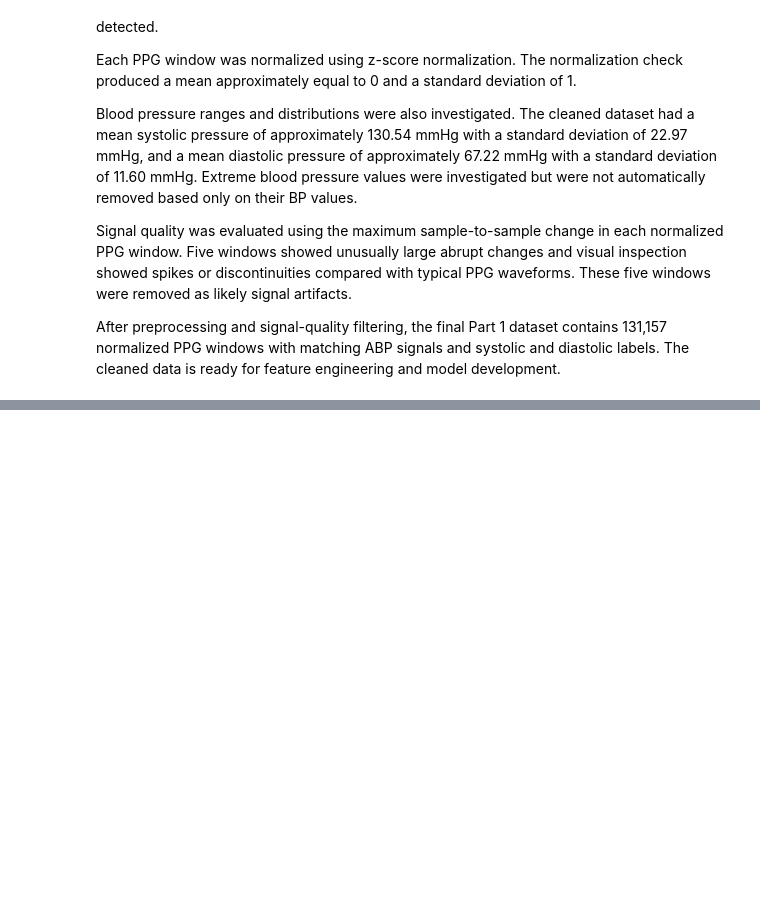
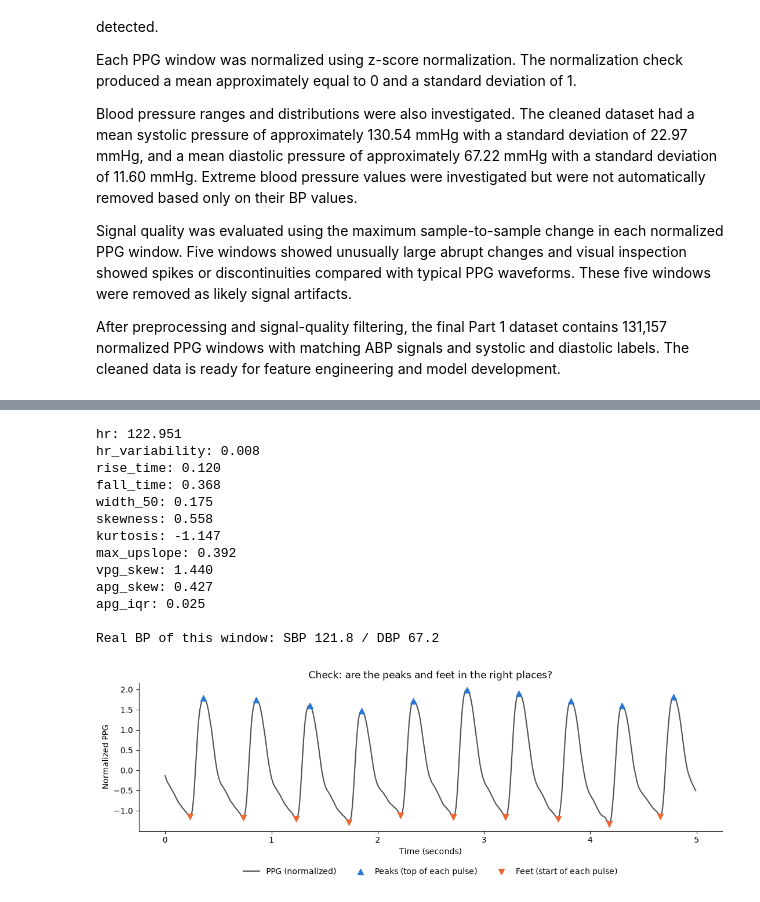
Before and after one commit to Break-Through-Tech/Microsoft-1B-educational-blood-pressure-estimation, a Jupyter notebook: notebooks/Main_Code.ipynb, the cells around one changed output, grey strips where cells are left out. Saved outputs shown, nothing was run; the diff lists cells and outputs as text; code cells hidden in the pictures; blank space fills up the shorter version.

Commit message:
Feature Engineering and Selection with saved features (catered towards KNN model)

```diff
--- a/notebooks/Main_Code.ipynb
+++ b/notebooks/Main_Code.ipynb
@@ -763,10 +763,12 @@ def cleanDataset(partNum, part):
     print("First PPG window standard deviation:", np.std(clean_ppg_windows[0]))
     return clean_ppg_windows, clean_abp_windows, clean_systolic_labels, clean_diastolic_labels
 # %%
-cleanDataset(1, part1)
-cleanDataset(2, part2)
-cleanDataset(3, part3)
-cleanDataset(4, part4)
+# use variables to save the cleaned results/datasets (windows + labels). Before, cleanDataset's output wasn't saved anywhere, so it was lost.
+
+part1 = cleanDataset(1, part1)
+part2 = cleanDataset(2, part2)
+part3 = cleanDataset(3, part3)
+part4 = cleanDataset(4, part4)
 # %% [output]
 ============================================================
 Part 1 Final Cleaned Dataset
@@ -818,0 +905,43 @@ After preprocessing and signal-quality filtering, the final Part 1 dataset conta
+# %%
+# ---- Test extract_features on the first window of Part 1 ----
+# part1 holds 4 things in this order: (PPG windows, ABP windows, systolic labels, diastolic labels)
+ppg_windows_1 = part1[0] # get PPG windows array/list
+ppg_window = ppg_windows_1[0] # get the very first 5-second PPG window from PPG windows list
+
+features = extract_features(ppg_window)
+for name, value in features.items():
+    print(f"{name}: {value:.3f}")
+print(f"\nReal BP of this window: SBP {part1[2][0]:.1f} / DBP {part1[3][0]:.1f}")
+
+# Plot window and mark where find_peaks put the peaks and feet (same settings as inside the function)
+peaks, _ = find_peaks(ppg_window, distance=40, prominence=0.3)
+feet, _ = find_peaks(-ppg_window, distance=40, prominence=0.3)
+time_s = np.arange(len(ppg_window)) / FS # sample number -> seconds
+
+fig, ax = plt.subplots(figsize=(11, 4))
+ax.plot(time_s, ppg_window, color="#52514e", linewidth=1.5, label="PPG (normalized)")
+ax.scatter(time_s[peaks], ppg_window[peaks], color="#2a78d6", marker="^", s=50, zorder=3, label="Peaks (top of each pulse)")
+ax.scatter(time_s[feet], ppg_window[feet], color="#eb6834", marker="v", s=50, zorder=3, label="Feet (start of each pulse)")
+ax.set_xlabel("Time (seconds)")
+ax.set_ylabel("Normalized PPG")
+ax.set_title("Check: are the peaks and feet in the right places?")
+ax.spines["top"].set_visible(False)
+ax.spines["right"].set_visible(False)
+ax.legend(loc="upper center", bbox_to_anchor=(0.5, -0.2), ncol=3, frameon=False)
+plt.tight_layout()
+plt.show()
+# %% [output]
+hr: 122.951
+hr_variability: 0.008
+rise_time: 0.120
+fall_time: 0.368
+width_50: 0.175
+skewness: 0.558
+kurtosis: -1.147
+max_upslope: 0.392
+vpg_skew: 1.440
+apg_skew: 0.427
+apg_iqr: 0.025
+
+Real BP of this window: SBP 121.8 / DBP 67.2
+[figure, added]
```
Also changed, not shown: parts of 11 cells of this notebook, 1 other file.
